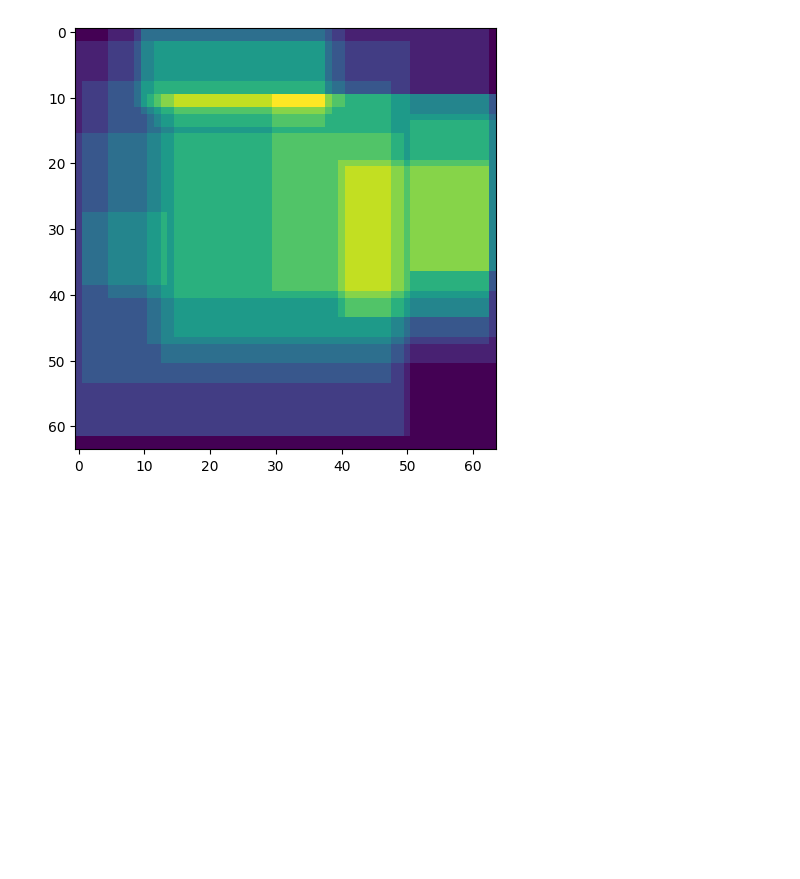
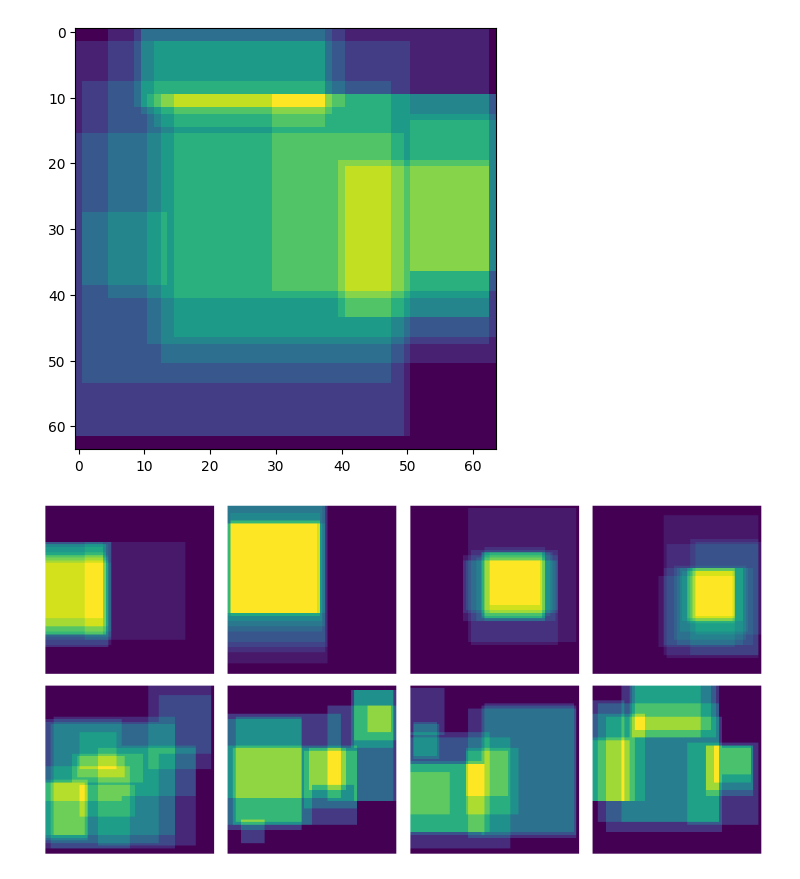
Before and after one commit to banyuanhao/diffusion-noise-detector, a Jupyter notebook: wrapup_data/heatmpa.ipynb, the cells around one changed output. Saved outputs shown, nothing was run; the diff lists cells and outputs as text; code cells hidden in the pictures; blank space fills up the shorter version.

```diff
--- a/wrapup_data/heatmpa.ipynb
+++ b/wrapup_data/heatmpa.ipynb
@@ -113,0 +137,42 @@ axs.imshow(place_holder)
+# %%
+import numpy as np
+import json
+import matplotlib.pyplot as plt
+import os
+os.chdir('..')
+from scripts.utils.utils_odfn import variance_5_class_index_sorted, seeds_plus
+
+spilt = 'train'
+mode = '1_category_5_class_npy'
+name = spilt + '_for_' + mode + '.json'
+
+base_path = '/nfs/data/yuanhaoban/ODFN/version_2/'
+path = base_path + spilt + '/annotations/' + name
+data = json.load(open(path, 'r'))
+images = data['images']
+annotations = data['annotations']
+
+id_lst = [1210, 10, 11, 115, 18900, 19910, 18811, 19771]
+
+image_id = [variance_5_class_index_sorted[id] for id in id_lst]
+
+fig, axs = plt.subplots(2, 4, figsize=(10, 5))
+axs = axs.flatten()
+for i in range(8):
+    axs[i].axis('off')
+fig.tight_layout()
+for i in range(8):
+    place_holder = np.zeros((64,64),dtype=np.float32)
+    for ann in annotations:
+        if ann['image_id'] == image_id[i]:
+            bbox = ann['bbox']
+            bbox = [int(i) for i in bbox]
+            place_holder[bbox[1]:bbox[3],bbox[0]:bbox[2]] += 1
+
+    place_holder = place_holder / np.max(place_holder)
+    axs[i].imshow(place_holder)
+
+# fig.show()
+fig.savefig('/home/banyh2000/odfn/wrapup_data/heatmap.png')
+# %% [output]
+[figure, added]
```
Also changed, not shown: parts of 2 cells of this notebook, 26 other files.
